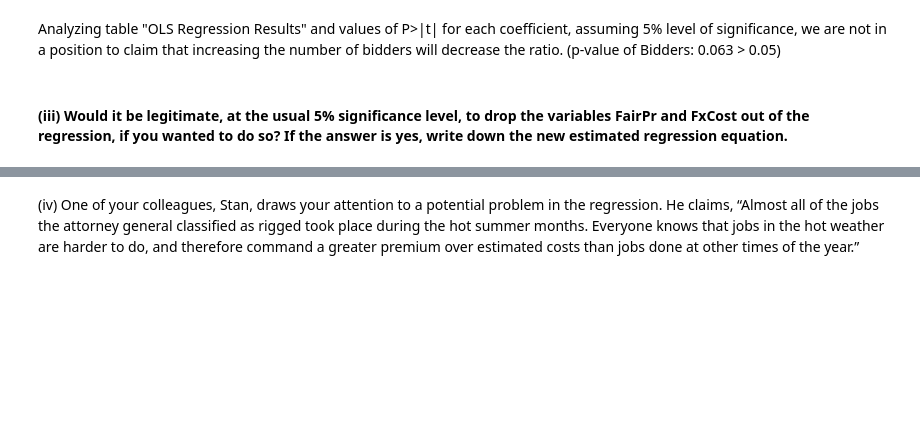
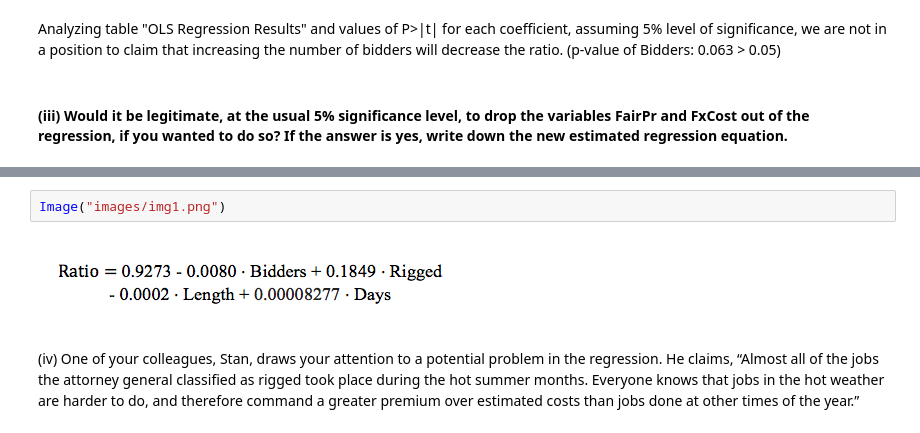
Before and after one commit to ewagerus/PHBS_AppliedEconometrics_2018, a Jupyter notebook: Orangia.ipynb, the cells around one changed output, grey strips where cells are left out. Saved outputs shown, nothing was run; the diff lists cells and outputs as text; blank space fills up the shorter version.

```diff
--- a/Orangia.ipynb
+++ b/Orangia.ipynb
@@ -219,6 +227,10 @@ Covariance Type:            nonrobust
 
 Warnings:
 [1] Standard Errors assume that the covariance matrix of the errors is correctly specified.
+# %%
+Image("images/img1.png")
+# %% [output]
+[figure, added]
 # %% [markdown]
 (iv) One of your colleagues, Stan, draws your attention to a potential problem in the regression. He claims, “Almost all of the jobs the attorney general classified as rigged took place during the hot summer months. Everyone knows that jobs in the hot weather are harder to do, and therefore command a greater premium over estimated costs than jobs done at other times of the year.”
 # %% [markdown]
```
Also changed, not shown: parts of 10 cells of this notebook, 2 other files.
